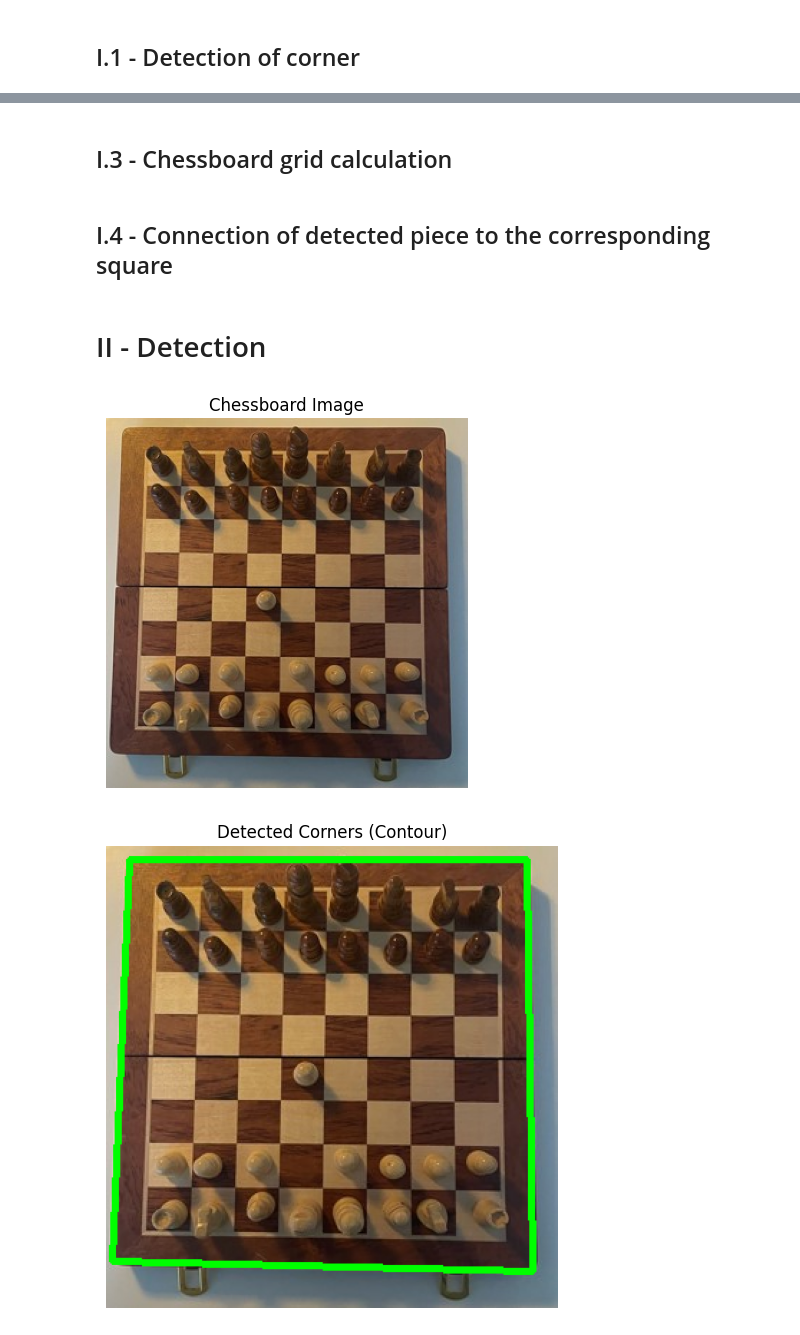
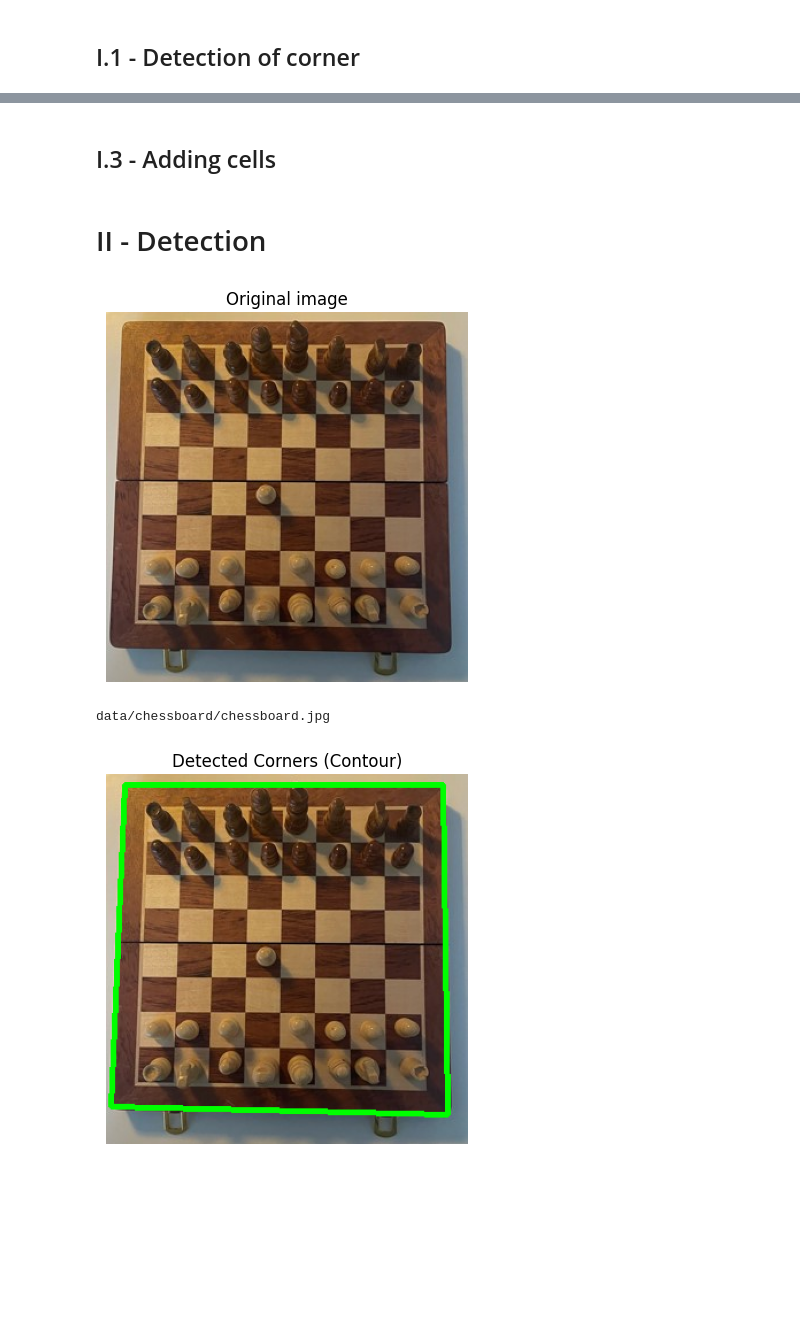
Before and after one commit to louislhotte/chess-computer-vision, a Jupyter notebook: app.ipynb, the cells around one changed output, grey strips where cells are left out. Cells and saved outputs as stored; diff of their text form; code cells hidden in the pictures; blank space fills up the shorter version.

```diff
--- a/app.ipynb
+++ b/app.ipynb
@@ -128,2 +123,2 @@ def four_point_transform(image, pts):
 # %% [markdown]
-## I.3 - Chessboard grid calculation
+## I.3 - Adding cells
@@ -174,2 +124,0 @@ def plot_grid_on_transformed_image(image):
-# %% [markdown]
-## I.4 - Connection of detected piece to the corresponding square
@@ -223,21 +127,13 @@ def connect_square_to_detection(detections, square):
 # %%
 image = 'data/chessboard/chessboard.jpg'
 img = cv2.imread(image)
-img_rgb = cv2.cvtColor(img, cv2.COLOR_BGR2RGB)
-plt.imshow(img_rgb)
-plt.title('Chessboard Image')
-plt.axis('off')  # Hide axis
-plt.show()
+show_image_rgb(img, "Original image")
 # %% [output]
-[figure, old version]
+[figure, new version]
+data/chessboard/chessboard.jpg
 # %%
 corners = detect_corners(img)
 cv2.polylines(img, [np.int32(corners)], isClosed=True, color=(0, 255, 0), thickness=3)
-title = "Detected Corners (Contour)"
-plt.figure(figsize=(6, 6))
-plt.imshow(cv2.cvtColor(img, cv2.COLOR_BGR2RGB))
-plt.title(title)
-plt.axis("off")
-plt.show()
+show_image_rgb(img, "Detected Corners (Contour)")
 # %% [output]
-[figure, old version]
+[figure, new version]
```
Also changed, not shown: parts of 8 cells of this notebook.
